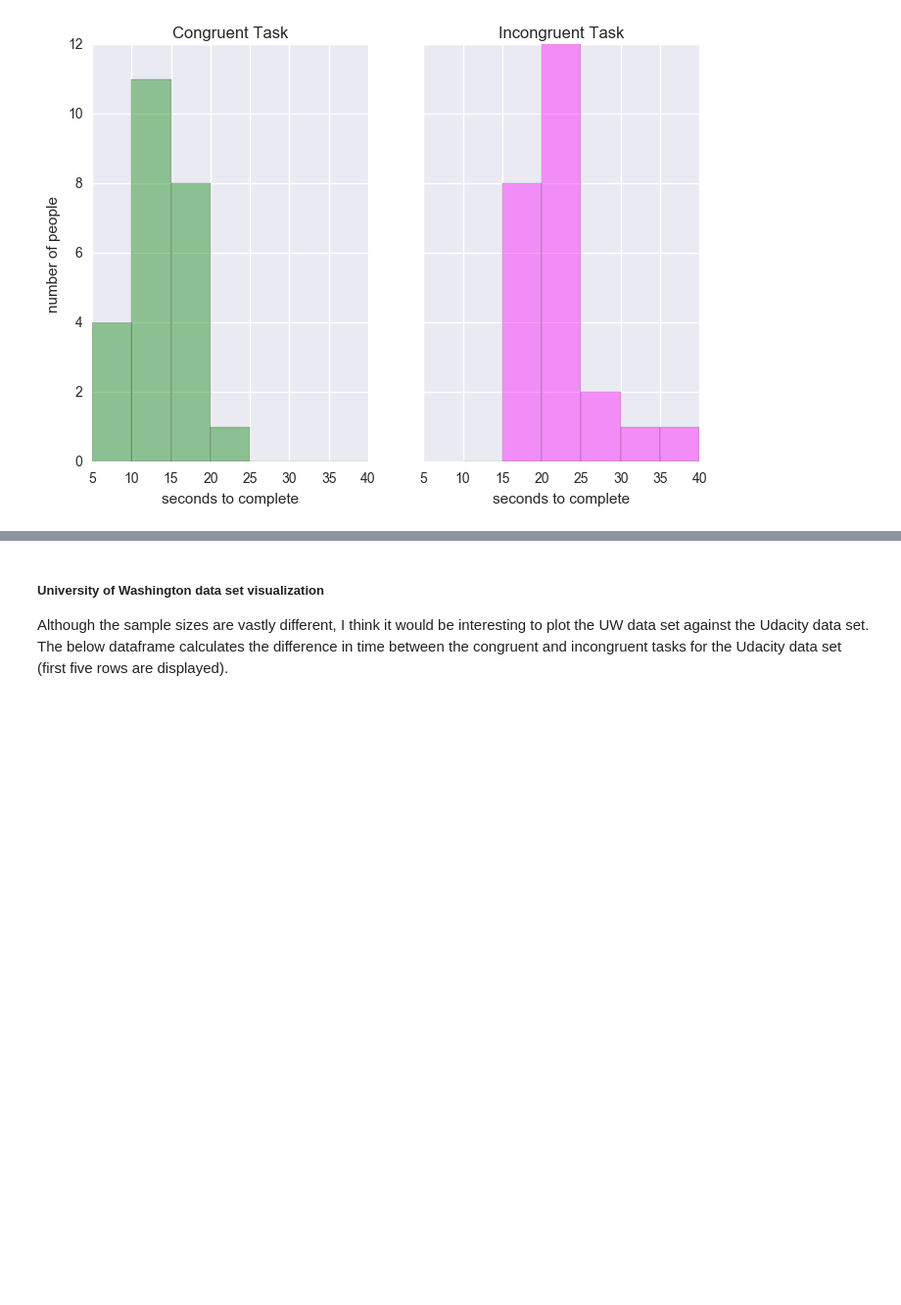
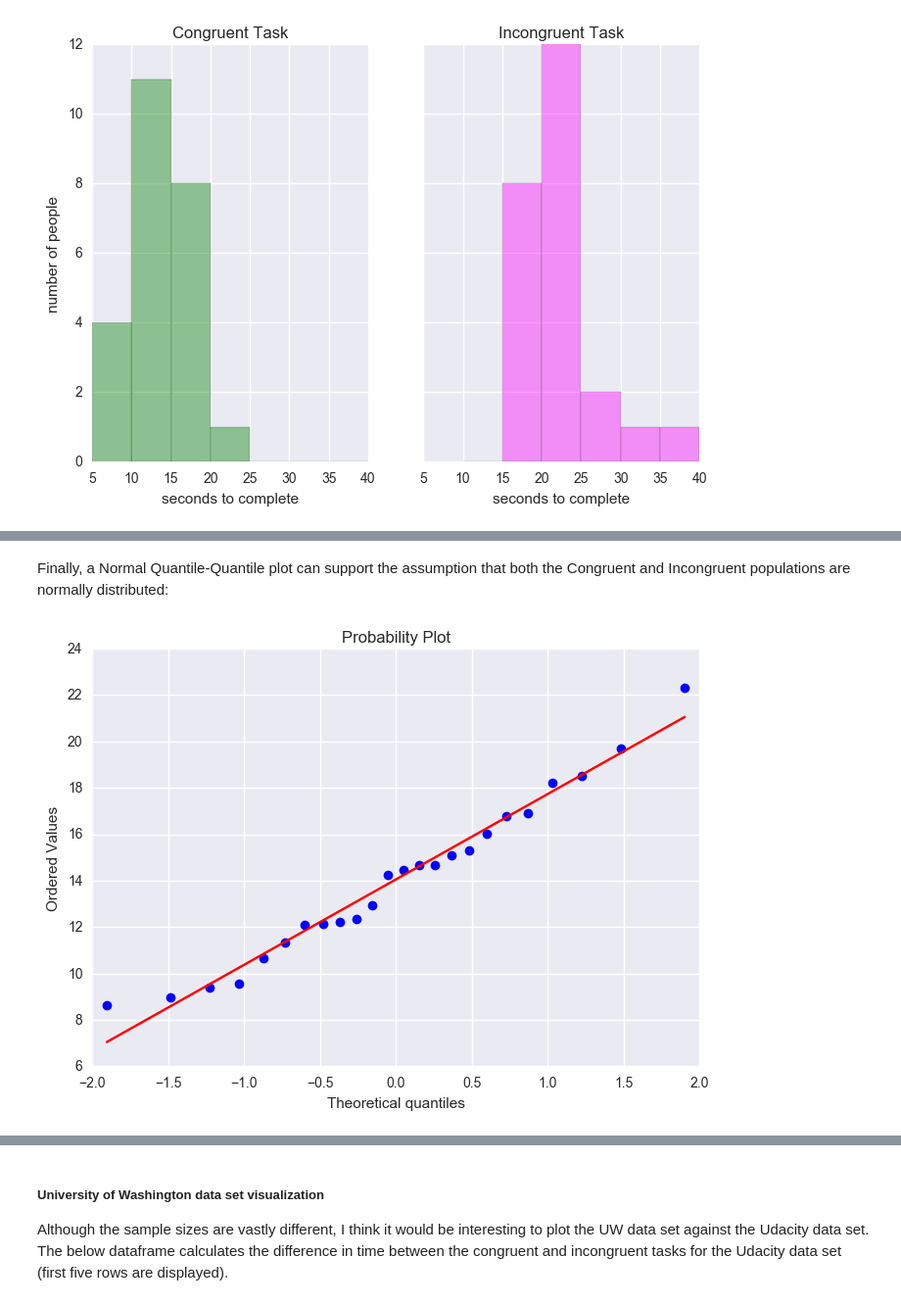
Before and after one commit to hichana/udacity, a Jupyter notebook: P1/stroop-eda_V2.ipynb, the cells around one changed output, grey strips where cells are left out. Shown at 98% size. Cells and saved outputs as stored; diff of their text form; code cells hidden in the pictures; blank space fills up the shorter version.

```diff
--- a/P1/stroop-eda_V2.ipynb
+++ b/P1/stroop-eda_V2.ipynb
@@ -222,0 +261,10 @@ Clearly the Incongruent task is taking longer to complete for most participants.
+# %% [markdown]
+Finally, a Normal Quantile-Quantile plot can support the assumption that both the Congruent and Incongruent populations are normally distributed:
+# %%
+# the Congruent set
+from scipy import stats as scistats
+
+res1 = scistats.probplot(stroop['Congruent'], plot=plt)
+plt.show()
+# %% [output]
+[figure, added]
```
Also changed, not shown: parts of 35 cells of this notebook.
